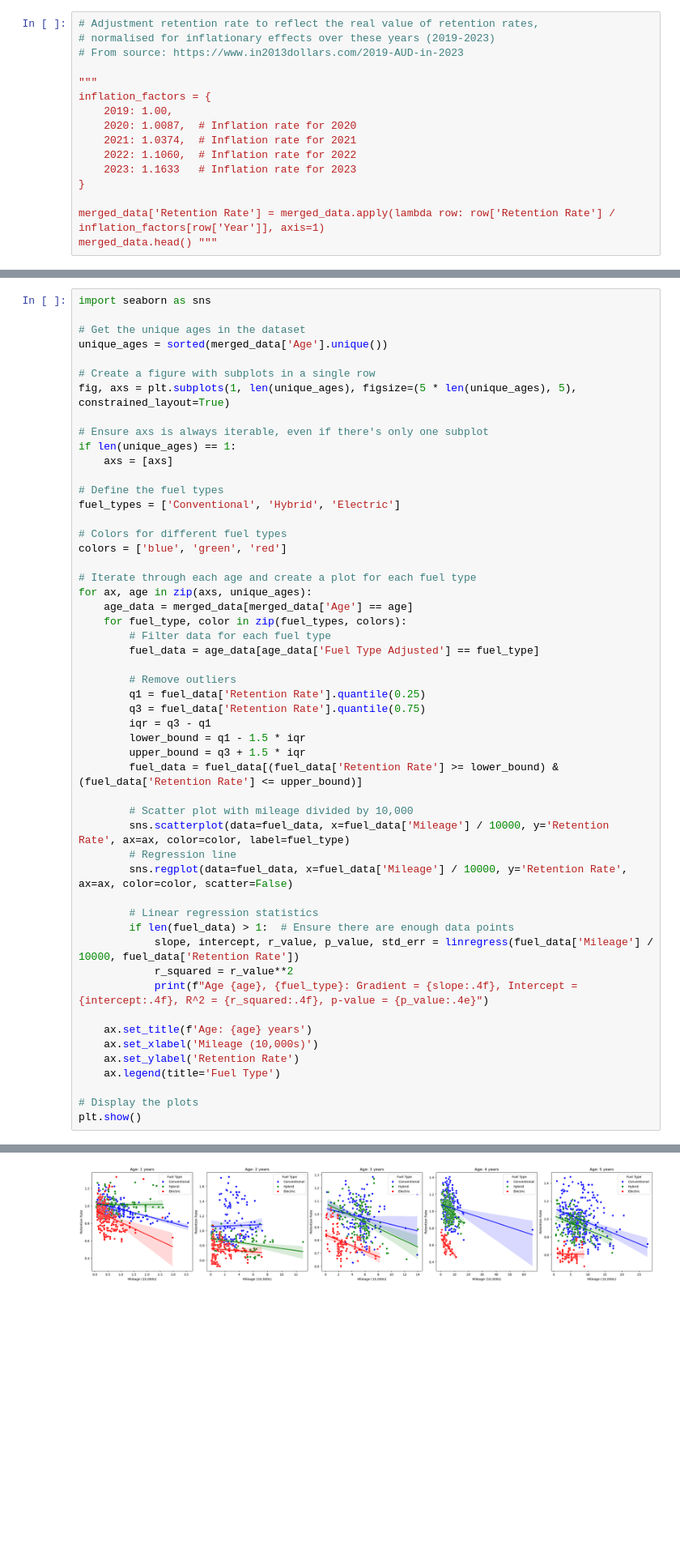
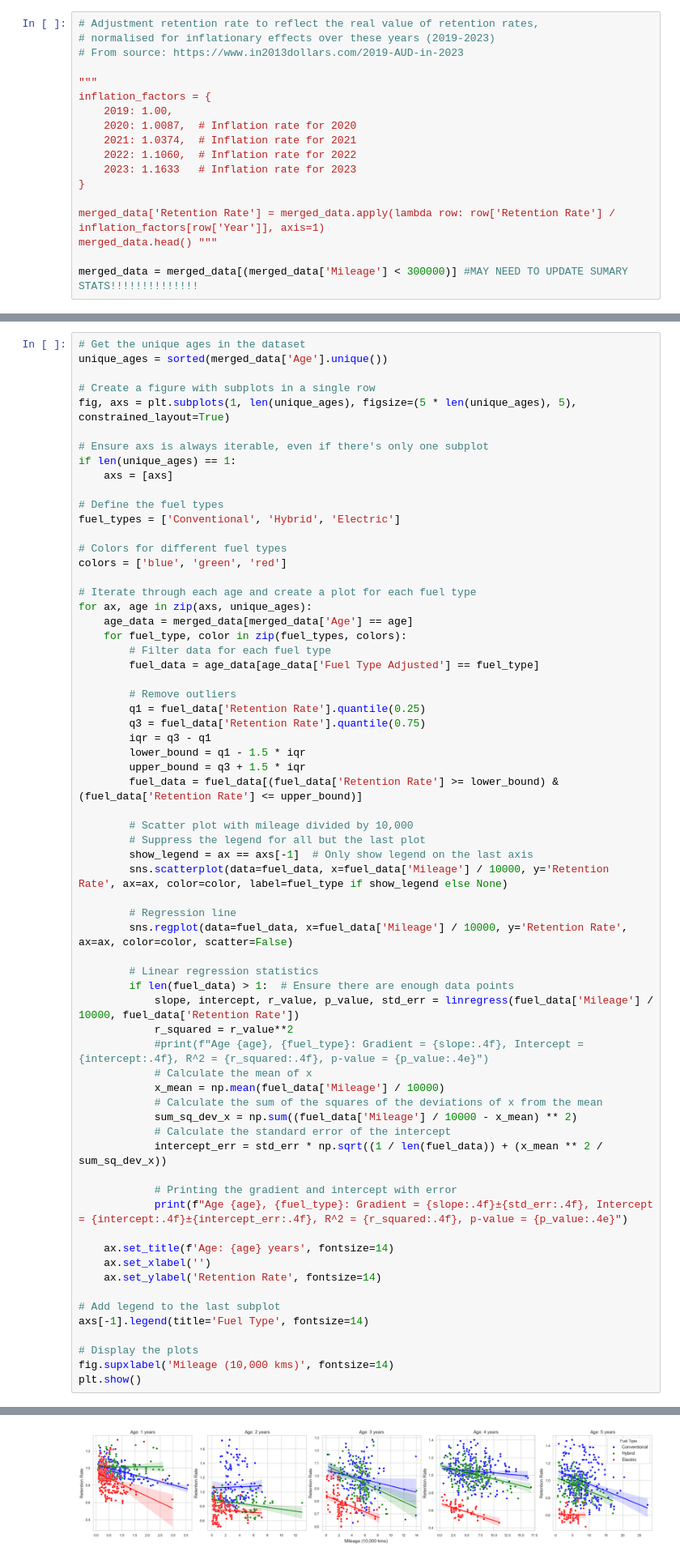
Before and after one commit to GunnerGitHub/Web-Scraping-for-Car-Data, a Jupyter notebook: Data Analysis/Depreciation Analysis/Drive.com Specific/MSRP Depreciation/RetentionRateAnalysis.ipynb, the cells around one changed output, grey strips where cells are left out. Shown at 81% size. Drawn from its saved outputs; the diff is of its cells as text; blank space fills up the shorter version.

```diff
--- a/Data Analysis/Depreciation Analysis/Drive.com Specific/MSRP Depreciation/RetentionRateAnalysis.ipynb
+++ b/Data Analysis/Depreciation Analysis/Drive.com Specific/MSRP Depreciation/RetentionRateAnalysis.ipynb
@@ -29,3 +29,5 @@ inflation_factors = {
 
 merged_data['Retention Rate'] = merged_data.apply(lambda row: row['Retention Rate'] / inflation_factors[row['Year']], axis=1)
 merged_data.head() """
+
+merged_data = merged_data[(merged_data['Mileage'] < 300000)] #MAY NEED TO UPDATE SUMARY STATS!!!!!!!!!!!!!!
@@ -177,6 +215,4 @@ Hybrid Linear Regression:
 # %%
-import seaborn as sns
-
 # Get the unique ages in the dataset
 unique_ages = sorted(merged_data['Age'].unique())
 
@@ -209,7 +245,10 @@ for ax, age in zip(axs, unique_ages):
         fuel_data = fuel_data[(fuel_data['Retention Rate'] >= lower_bound) & (fuel_data['Retention Rate'] <= upper_bound)]
 
         # Scatter plot with mileage divided by 10,000
-        sns.scatterplot(data=fuel_data, x=fuel_data['Mileage'] / 10000, y='Retention Rate', ax=ax, color=color, label=fuel_type)
+        # Suppress the legend for all but the last plot
+        show_legend = ax == axs[-1]  # Only show legend on the last axis
+        sns.scatterplot(data=fuel_data, x=fuel_data['Mileage'] / 10000, y='Retention Rate', ax=ax, color=color, label=fuel_type if show_legend else None)
+
         # Regression line
         sns.regplot(data=fuel_data, x=fuel_data['Mileage'] / 10000, y='Retention Rate', ax=ax, color=color, scatter=False)
 
@@ -217,13 +256,25 @@ for ax, age in zip(axs, unique_ages):
         if len(fuel_data) > 1:  # Ensure there are enough data points
             slope, intercept, r_value, p_value, std_err = linregress(fuel_data['Mileage'] / 10000, fuel_data['Retention Rate'])
             r_squared = r_value**2
-            print(f"Age {age}, {fuel_type}: Gradient = {slope:.4f}, Intercept = {intercept:.4f}, R^2 = {r_squared:.4f}, p-value = {p_value:.4e}")
+            #print(f"Age {age}, {fuel_type}: Gradient = {slope:.4f}, Intercept = {intercept:.4f}, R^2 = {r_squared:.4f}, p-value = {p_value:.4e}")
+            # Calculate the mean of x
+            x_mean = np.mean(fuel_data['Mileage'] / 10000)
+            # Calculate the sum of the squares of the deviations of x from the mean
+            sum_sq_dev_x = np.sum((fuel_data['Mileage'] / 10000 - x_mean) ** 2)
+            # Calculate the standard error of the intercept
+            intercept_err = std_err * np.sqrt((1 / len(fuel_data)) + (x_mean ** 2 / sum_sq_dev_x))
 
-    ax.set_title(f'Age: {age} years')
-    ax.set_xlabel('Mileage (10,000s)')
-    ax.set_ylabel('Retention Rate')
-    ax.legend(title='Fuel Type')
+            # Printing the gradient and intercept with error
+            print(f"Age {age}, {fuel_type}: Gradient = {slope:.4f}±{std_err:.4f}, Intercept = {intercept:.4f}±{intercept_err:.4f}, R^2 = {r_squared:.4f}, p-value = {p_value:.4e}")
+
+    ax.set_title(f'Age: {age} years', fontsize=14)
+    ax.set_xlabel('')
+    ax.set_ylabel('Retention Rate', fontsize=14)
+
+# Add legend to the last subplot
+axs[-1].legend(title='Fuel Type', fontsize=14)
 
 # Display the plots
+fig.supxlabel('Mileage (10,000 kms)', fontsize=14)
 plt.show()
 # %% [output]
@@ -245,4 +296,4 @@ Age 5, Electric: Gradient = -0.0004, Intercept = 0.6076, R^2 = 0.0001, p-value =
-[figure, old version]
+[figure, new version]
 # %%
 # Get SUV data
 suv_data = merged_data[merged_data['Car Type'].str.lower().str.contains('suv')]
```
Also changed, not shown: parts of 7 cells of this notebook.
